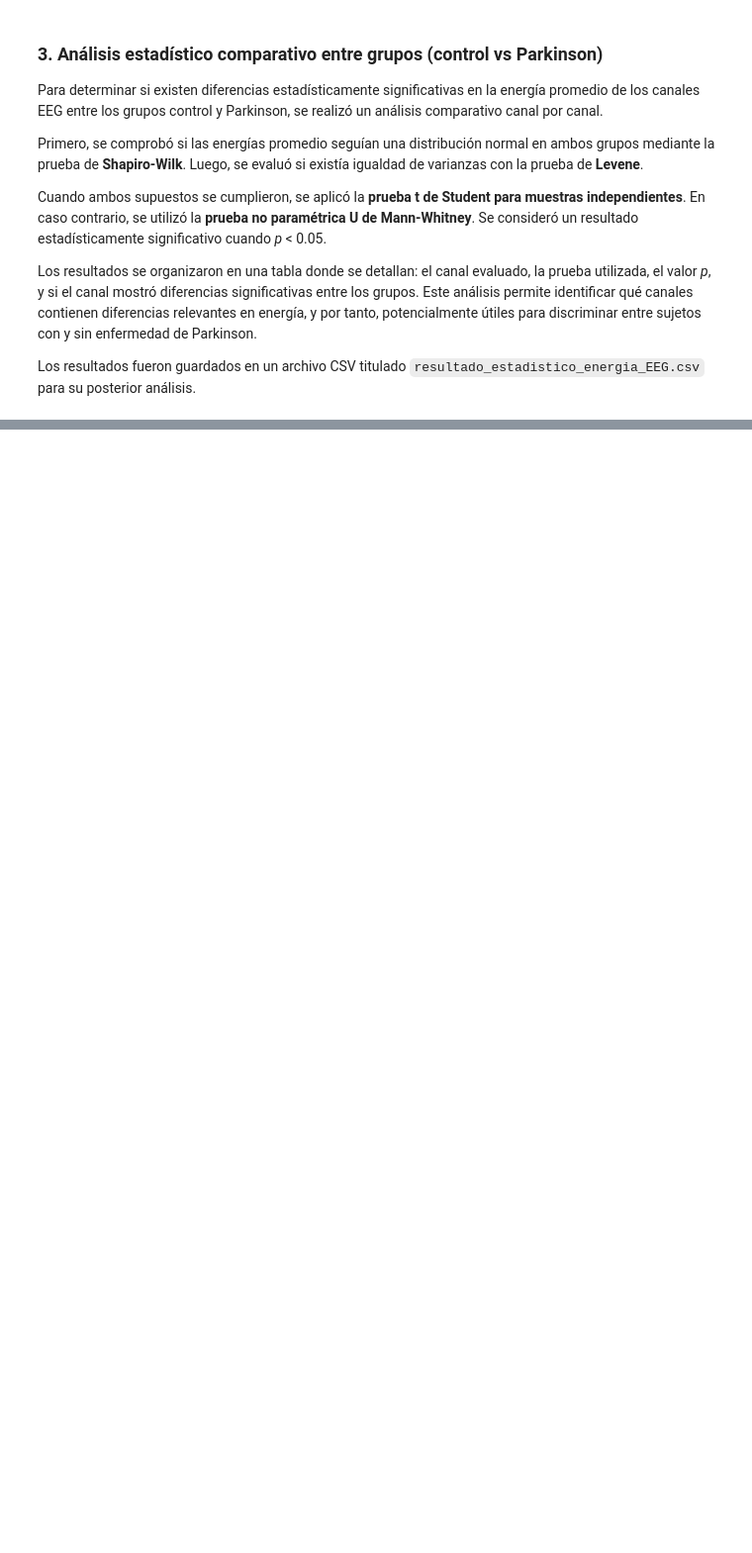
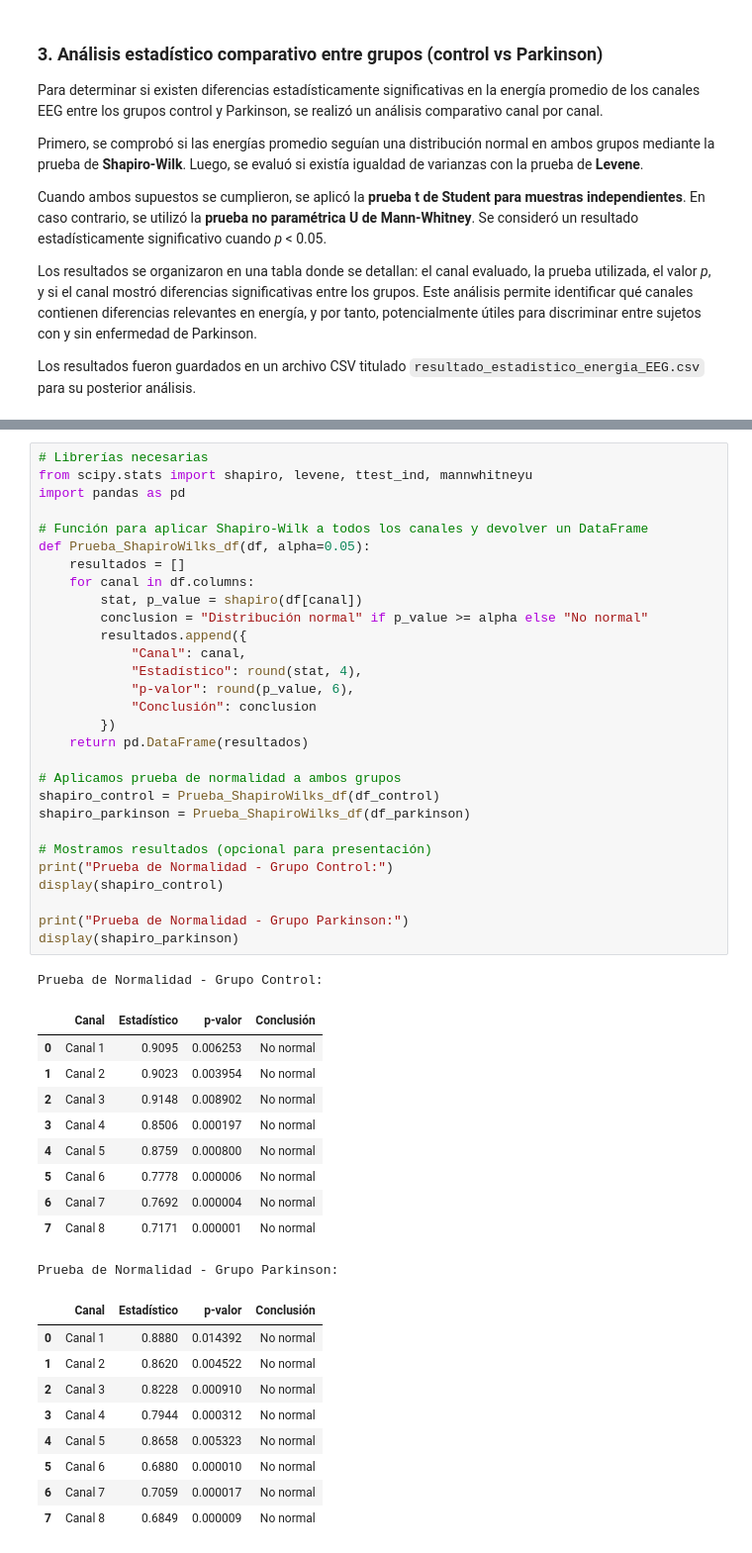
Before and after one commit to dinamus922/Biosenales, a Jupyter notebook: Practica3/Principal/Comparacion_Energia.ipynb, the cells around one changed output, grey strips where cells are left out. Shown at 99% size. Cells and saved outputs as stored; diff of their text form; blank space fills up the shorter version.

```diff
--- a/Practica3/Principal/Comparacion_Energia.ipynb
+++ b/Practica3/Principal/Comparacion_Energia.ipynb
@@ -267,0 +206,50 @@ Canales con diferencias significativas (p < 0.05):
+# %%
+# Librerías necesarias
+from scipy.stats import shapiro, levene, ttest_ind, mannwhitneyu
+import pandas as pd
+
+# Función para aplicar Shapiro-Wilk a todos los canales y devolver un DataFrame
+def Prueba_ShapiroWilks_df(df, alpha=0.05):
+    resultados = []
+    for canal in df.columns:
+        stat, p_value = shapiro(df[canal])
+        conclusion = "Distribución normal" if p_value >= alpha else "No normal"
+        resultados.append({
+            "Canal": canal,
+            "Estadístico": round(stat, 4),
+            "p-valor": round(p_value, 6),
+            "Conclusión": conclusion
+        })
+    return pd.DataFrame(resultados)
+
+# Aplicamos prueba de normalidad a ambos grupos
+shapiro_control = Prueba_ShapiroWilks_df(df_control)
+shapiro_parkinson = Prueba_ShapiroWilks_df(df_parkinson)
+
+# Mostramos resultados (opcional para presentación)
+print("Prueba de Normalidad - Grupo Control:")
+display(shapiro_control)
+
+print("Prueba de Normalidad - Grupo Parkinson:")
+display(shapiro_parkinson)
+# %% [output]
+Prueba de Normalidad - Grupo Control:
+|  | Canal | Estadístico | p-valor | Conclusión |
+| 0 | Canal 1 | 0.9095 | 0.006253 | No normal |
+| 1 | Canal 2 | 0.9023 | 0.003954 | No normal |
+| 2 | Canal 3 | 0.9148 | 0.008902 | No normal |
+| 3 | Canal 4 | 0.8506 | 0.000197 | No normal |
+| 4 | Canal 5 | 0.8759 | 0.000800 | No normal |
+| 5 | Canal 6 | 0.7778 | 0.000006 | No normal |
+| 6 | Canal 7 | 0.7692 | 0.000004 | No normal |
+| 7 | Canal 8 | 0.7171 | 0.000001 | No normal |
+Prueba de Normalidad - Grupo Parkinson:
+|  | Canal | Estadístico | p-valor | Conclusión |
+| 0 | Canal 1 | 0.8880 | 0.014392 | No normal |
+| 1 | Canal 2 | 0.8620 | 0.004522 | No normal |
+| 2 | Canal 3 | 0.8228 | 0.000910 | No normal |
+| 3 | Canal 4 | 0.7944 | 0.000312 | No normal |
+| 4 | Canal 5 | 0.8658 | 0.005323 | No normal |
+| 5 | Canal 6 | 0.6880 | 0.000010 | No normal |
+| 6 | Canal 7 | 0.7059 | 0.000017 | No normal |
+| 7 | Canal 8 | 0.6849 | 0.000009 | No normal |
```
Also changed, not shown: parts of 6 cells of this notebook, 1 other file.
